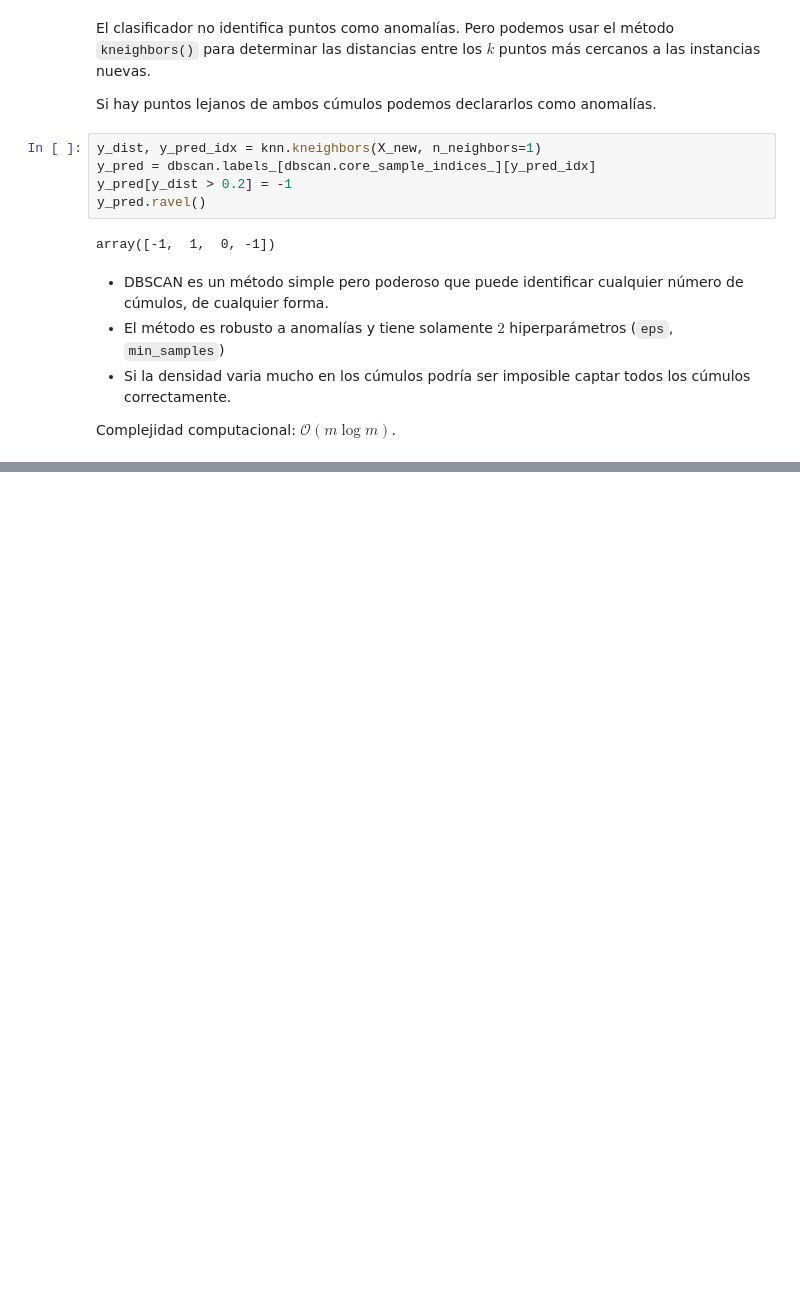
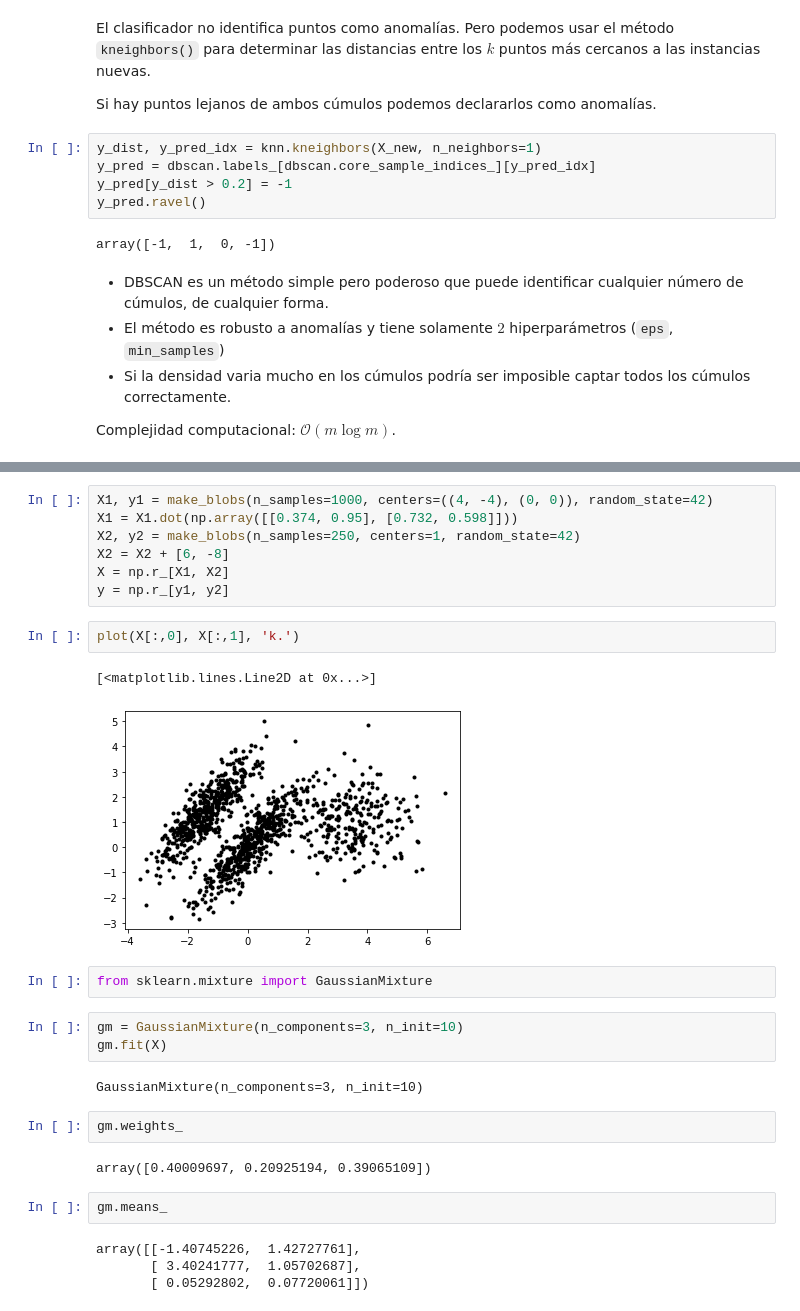
Before and after one commit to graemecan/machine_learning, a Jupyter notebook: 09_aprendizaje_sin_supervision.ipynb, the cells around one changed output, grey strips where cells are left out. Drawn from its saved outputs; the diff is of its cells as text; blank space fills up the shorter version.

```diff
--- a/09_aprendizaje_sin_supervision.ipynb
+++ b/09_aprendizaje_sin_supervision.ipynb
@@ -510,0 +572,29 @@ Complejidad computacional: $\mathcal{O}(m \log m)$.
+# %%
+X1, y1 = make_blobs(n_samples=1000, centers=((4, -4), (0, 0)), random_state=42)
+X1 = X1.dot(np.array([[0.374, 0.95], [0.732, 0.598]]))
+X2, y2 = make_blobs(n_samples=250, centers=1, random_state=42)
+X2 = X2 + [6, -8]
+X = np.r_[X1, X2]
+y = np.r_[y1, y2]
+# %%
+plot(X[:,0], X[:,1], 'k.')
+# %% [output]
+[<matplotlib.lines.Line2D at 0x...>]
+[figure, added]
+# %%
+from sklearn.mixture import GaussianMixture
+# %%
+gm = GaussianMixture(n_components=3, n_init=10)
+gm.fit(X)
+# %% [output]
+GaussianMixture(n_components=3, n_init=10)
+# %%
+gm.weights_
+# %% [output]
+array([0.40009697, 0.20925194, 0.39065109])
+# %%
+gm.means_
+# %% [output]
+array([[-1.40745226,  1.42727761],
+       [ 3.40241777,  1.05702687],
+       [ 0.05292802,  0.07720061]])
```
Also changed, not shown: parts of 58 cells of this notebook, 19 other files.
